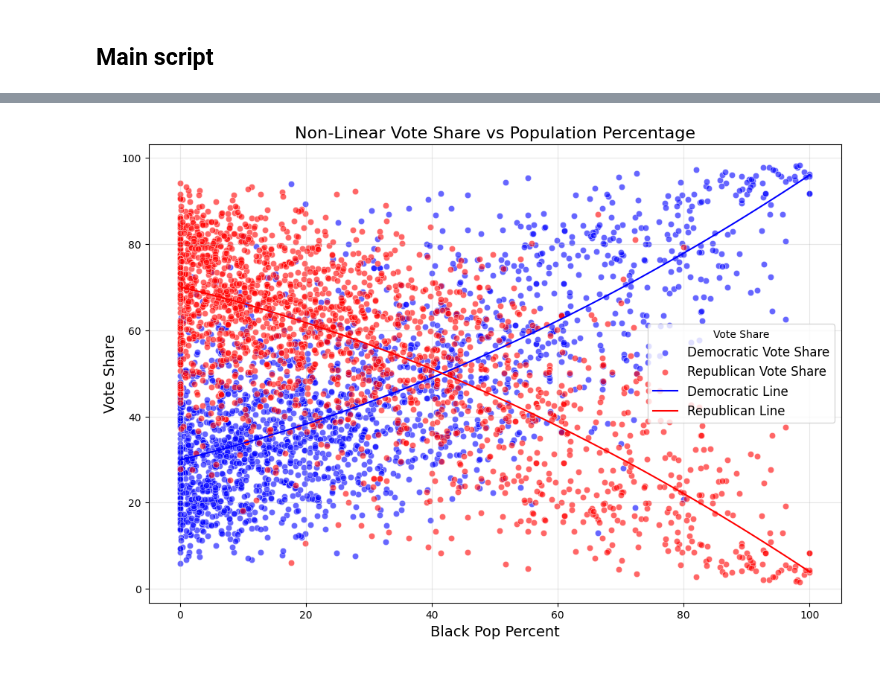
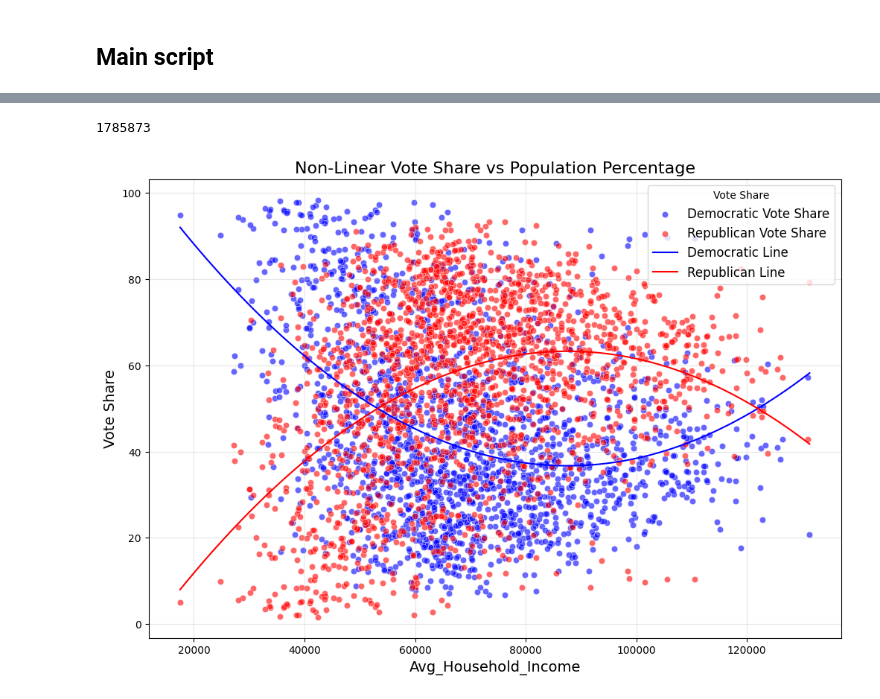
Before and after one commit to SBU-CSE-416/votifier, a Jupyter notebook: server/data/preprocess_gingles.ipynb, the cells around one changed output, grey strips where cells are left out. Cells and saved outputs as stored; diff of their text form; code cells hidden in the pictures.

Commit message:
add script and data

```diff
--- a/server/data/preprocess_gingles.ipynb
+++ b/server/data/preprocess_gingles.ipynb
@@ -46,22 +64,29 @@ def plot_vote_share_vs_population(df, population_col, dem_col, rep_col, degree=2
 # %%
-def process_population_vote_share(race_df, election_df, region_type_df, new_pop_col_name, population_col):
-    race_df[new_pop_col_name] = (race_df[population_col] / race_df['TOT_POP22']) * 100
+def process_population_vote_share(race_df, election_df, region_type_df, econ_df, target_population_col_name, population_col):
+
+    election_df['Republican_Vote_Share'] = (election_df['TOT_REP'] / election_df['TOT_VOT']) * 100
+    election_df['Democratic_Vote_Share'] = (election_df['TOT_DEM'] / election_df['TOT_VOT']) * 100
+    race_df[target_population_col_name] = (race_df[population_col] / race_df['TOT_POP22']) * 100
+    econ_df['Avg_Household_Income'] = econ_df.apply(calculate_avg_income, axis=1)
+
     merged_df = pd.merge(election_df, race_df, on='UNIQUE_ID', how='inner')
     merged_df = pd.merge(merged_df, region_type_df, on='UNIQUE_ID', how='inner')
-    columns_to_keep = ['UNIQUE_ID', 'Republican_Vote_Share', 'Democratic_Vote_Share', new_pop_col_name, 'region_type']
+    merged_df = pd.merge(merged_df, econ_df, on='UNIQUE_ID', how='inner')
 
+    columns_to_keep = ['UNIQUE_ID', 'Republican_Vote_Share', 'Democratic_Vote_Share', target_population_col_name, 'Avg_Household_Income', 'region_type']
     merged_df = merged_df[columns_to_keep]
-    merged_df = merged_df.dropna(subset=[new_pop_col_name, 'Democratic_Vote_Share', 'Republican_Vote_Share'])
-    # remove 0.0 100.0 from White_Pop_Percent
-    merged_df = merged_df[(merged_df[new_pop_col_name] != 0.0) & (merged_df[new_pop_col_name] != 100.0)]
+    merged_df = merged_df.dropna(subset=[target_population_col_name, 'Democratic_Vote_Share', 'Republican_Vote_Share'])
+    # remove 0.0 100.0 from the data
+    merged_df = merged_df[(merged_df[target_population_col_name] != 0.0) & (merged_df[target_population_col_name] != 100.0)]
     merged_df = merged_df[(merged_df['Republican_Vote_Share'] != 0.0) & (merged_df['Republican_Vote_Share'] != 100.0)]
     merged_df = merged_df[(merged_df['Democratic_Vote_Share'] != 0.0) & (merged_df['Democratic_Vote_Share'] != 100.0)]
     return merged_df
 # %% [markdown]
 ## Import data
 # %%
-sc_election_gov_df = pd.read_json('states/south_carolina/election/sc_election_gov.json')
+sc_election_gov_df = pd.read_json('states/south_carolina/election/sc_election_gov_22.json')
 sc_race_df = pd.read_json('states/south_carolina/demographics/south_carolina_precincts_racial_population.json')
 sc_region_type_df = pd.read_json('states/south_carolina/geodata/south_carolina_precincts_region_type.json')
+sc_econ_df = pd.read_json('states/south_carolina/economic/south_carolina_precincts_household_income.json')
 # %% [markdown]
 ## Main script
@@ -106,4 +147 @@ print(sc_race_df.head())
 4           0         248
-# %%
-sc_election_gov_df['Republican_Vote_Share'] = (sc_election_gov_df['TOT_REP'] / sc_election_gov_df['TOT_VOT']) * 100
-sc_election_gov_df['Democratic_Vote_Share'] = (sc_election_gov_df['TOT_DEM'] / sc_election_gov_df['TOT_VOT']) * 100
@@ -117,0 +148,5 @@ asian_pop_vote_share_df = process_population_vote_share(sc_race_df, sc_election_
+# %%
+white_pop_vote_share_df = process_population_vote_share(sc_race_df, sc_election_gov_df, sc_region_type_df, sc_econ_df, 'White_Pop_Percent', 'WHT_NHSP22')
+black_pop_vote_share_df = process_population_vote_share(sc_race_df, sc_election_gov_df, sc_region_type_df, sc_econ_df, 'Black_Pop_Percent', 'BLK_NHSP22')
+asian_pop_vote_share_df = process_population_vote_share(sc_race_df, sc_election_gov_df, sc_region_type_df, sc_econ_df, 'Asian_Pop_Percent', 'ASN_NHSP22')
+hispanic_pop_vote_share_df = process_population_vote_share(sc_race_df, sc_election_gov_df, sc_region_type_df, sc_econ_df, 'Hispanic_Pop_Percent', 'HPI_NHSP22')
@@ -118,10 +169,31 @@ asian_pop_vote_share_df = process_population_vote_share(sc_race_df, sc_election_
+# %%
+# Convert df to lists of dictionaries
+white_pop_vote_share_list = white_pop_vote_share_df.to_dict(orient='records')
+black_pop_vote_share_list = black_pop_vote_share_df.to_dict(orient='records')
+asian_pop_vote_share_list = asian_pop_vote_share_df.to_dict(orient='records')
+hispanic_pop_vote_share_list = hispanic_pop_vote_share_df.to_dict(orient='records')
+
+output_data = {
+    "election": "2022 Gubernatorial Elections",
+    "data": {
+        "White": white_pop_vote_share_list,
+        "Black": black_pop_vote_share_list,
+        "Asian": asian_pop_vote_share_list,
+        "Hispanic": hispanic_pop_vote_share_list
+    }
+}
+
+output_json = json.dumps(output_data, indent=4)
+open ('states/south_carolina/gingles/sc_gingles_precinct_analysis.json', 'w').write(output_json)
+# %% [output]
+1785873
 # %%
 plot_vote_share_vs_population(
     df=black_pop_vote_share_df,
-    population_col='Black_Pop_Percent',
+    population_col='Avg_Household_Income',
     dem_col='Democratic_Vote_Share',
     rep_col='Republican_Vote_Share',
     degree=2
 )
 # %% [output]
-[figure, old version]
+[figure, new version]
```
Also changed, not shown: parts of 12 cells of this notebook, 6 other files.
